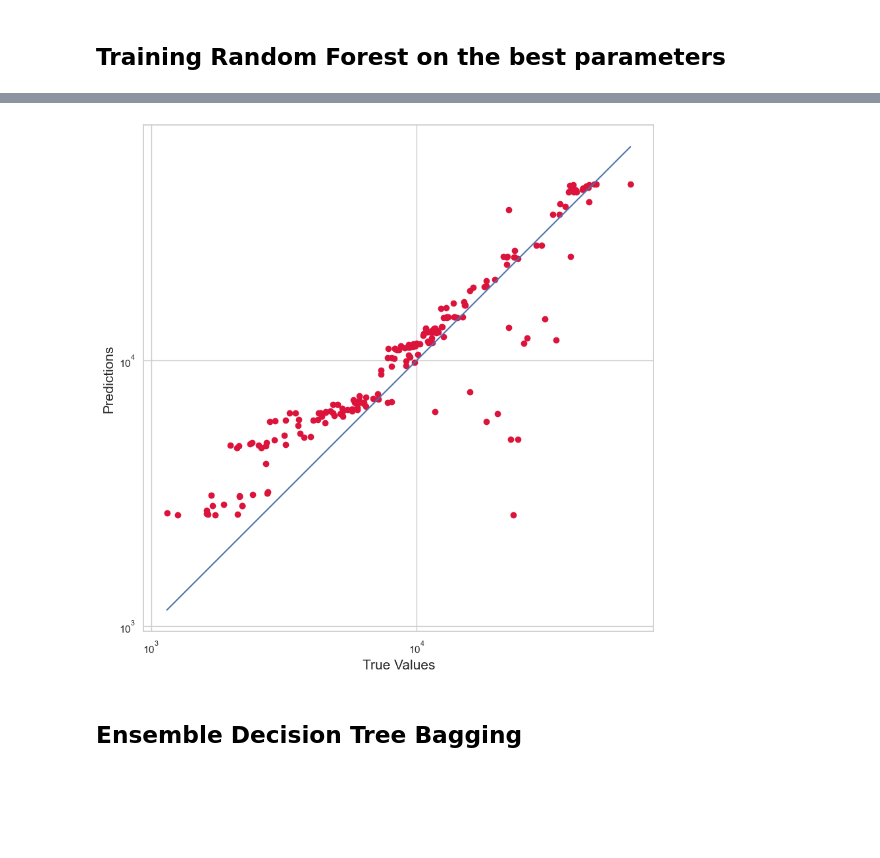
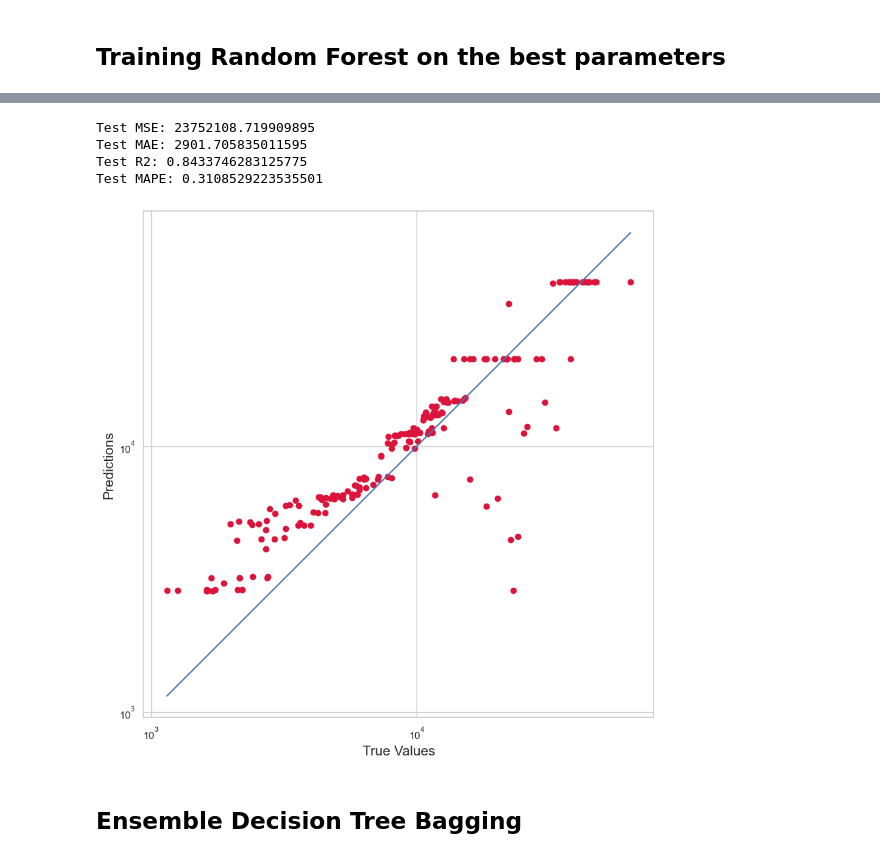
Before and after one commit to kora11e/Machine-Learning-Fast-API-Modeling, a Jupyter notebook: ml2 tasks/regression.ipynb, the cells around one changed output, grey strips where cells are left out. Drawn from its saved outputs; the diff is of its cells as text; code cells hidden in the pictures; blank space fills up the shorter version.

```diff
--- a/ml2 tasks/regression.ipynb
+++ b/ml2 tasks/regression.ipynb
@@ -417,7 +411,7 @@ def RFtest(best_model):
     print("Test R2:", test_r2)
     print("Test MAPE:", test_mape)
 
-    return [test_mse, test_mae, test_mape, test_r2]
+    return [test_mse, test_mae, test_mape, test_r2, test_pred]
 
 RFtest(best_model=best_random_model)
 # %% [output]
@@ -455,18 +465,24 @@ Test MSE: 43369155.581995144
 # %%
+y_pred = RFtest(best_random_model)
+
 plt.figure(figsize=(10,10))
-plt.scatter(y_test, y_pred, c='crimson')
+plt.scatter(y_test, y_pred[4], c='crimson')
 plt.yscale('log')
 plt.xscale('log')
 
-p1 = max(max(y_pred), max(y_test))
-p2 = min(min(y_pred), min(y_test))
+p1 = max(max(y_pred[4]), max(y_test))
+p2 = min(min(y_pred[4]), min(y_test))
 plt.plot([p1, p2], [p1, p2], 'b-')
 plt.xlabel('True Values', fontsize=15)
 plt.ylabel('Predictions', fontsize=15)
 plt.axis('equal')
 plt.show()
 # %% [output]
+Test MSE: 23752108.719909895
+Test MAE: 2901.705835011595
+Test R2: 0.8433746283125775
+Test MAPE: 0.3108529223535501
-[figure, old version]
+[figure, new version]
 # %% [markdown]
 <h2>Ensemble Decision Tree Bagging</h2>
 # %%
```
Also changed, not shown: parts of 16 cells of this notebook, 4 other files.
